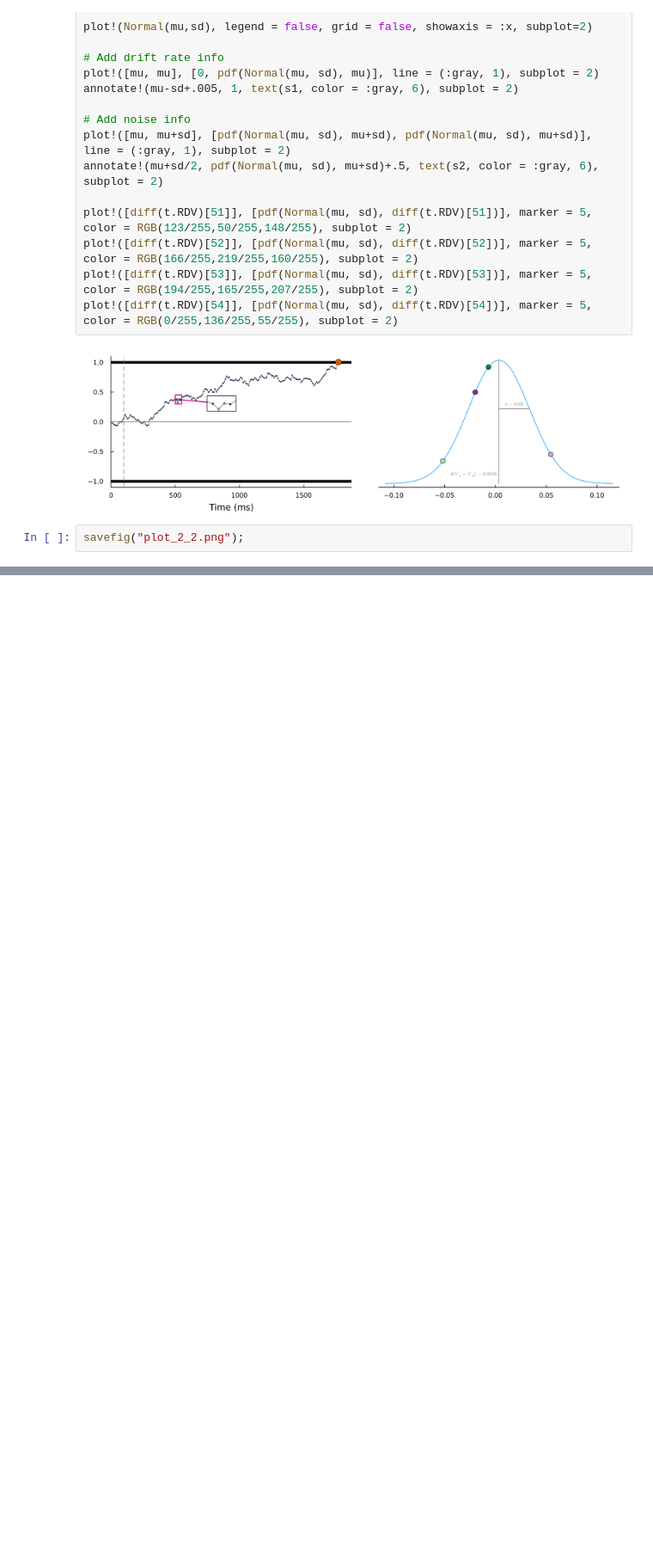
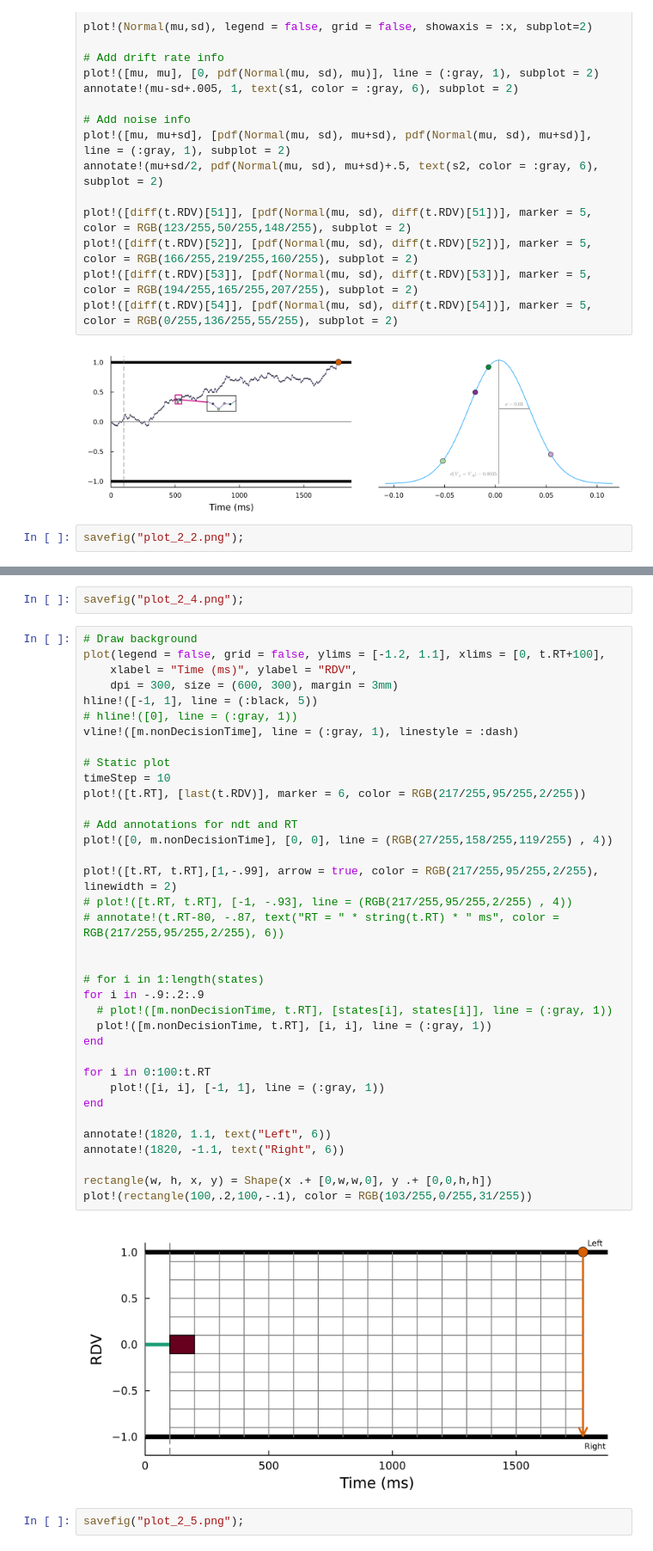
Before and after one commit to zenkavi/ADDM.jl, a Jupyter notebook: docs/src/tutorials/02_likelihood_computation_figures.ipynb, the cells around one changed output, grey strips where cells are left out. Shown at 86% size. Saved outputs shown, nothing was run; the diff lists cells and outputs as text; blank space fills up the shorter version.

```diff
--- a/docs/src/tutorials/02_likelihood_computation_figures.ipynb
+++ b/docs/src/tutorials/02_likelihood_computation_figures.ipynb
@@ -138,0 +206,42 @@ annotate!(mu+sd/2, pdf(Normal(mu, sd), mu+sd)+.5, text(s2, color = :gray, 6), su
+# %%
+savefig("plot_2_4.png");
+# %%
+# Draw background
+plot(legend = false, grid = false, ylims = [-1.2, 1.1], xlims = [0, t.RT+100],
+    xlabel = "Time (ms)", ylabel = "RDV",
+    dpi = 300, size = (600, 300), margin = 3mm)
+hline!([-1, 1], line = (:black, 5))
+# hline!([0], line = (:gray, 1))
+vline!([m.nonDecisionTime], line = (:gray, 1), linestyle = :dash)
+
+# Static plot
+timeStep = 10
+plot!([t.RT], [last(t.RDV)], marker = 6, color = RGB(217/255,95/255,2/255))
+
+# Add annotations for ndt and RT
+plot!([0, m.nonDecisionTime], [0, 0], line = (RGB(27/255,158/255,119/255) , 4))
+
+plot!([t.RT, t.RT],[1,-.99], arrow = true, color = RGB(217/255,95/255,2/255), linewidth = 2)
+# plot!([t.RT, t.RT], [-1, -.93], line = (RGB(217/255,95/255,2/255) , 4))
+# annotate!(t.RT-80, -.87, text("RT = " * string(t.RT) * " ms", color = RGB(217/255,95/255,2/255), 6))
+
+
+# for i in 1:length(states)
+for i in -.9:.2:.9
+  # plot!([m.nonDecisionTime, t.RT], [states[i], states[i]], line = (:gray, 1))
+  plot!([m.nonDecisionTime, t.RT], [i, i], line = (:gray, 1))
+end
+
+for i in 0:100:t.RT
+    plot!([i, i], [-1, 1], line = (:gray, 1))
+end
+
+annotate!(1820, 1.1, text("Left", 6))
+annotate!(1820, -1.1, text("Right", 6))
+
+rectangle(w, h, x, y) = Shape(x .+ [0,w,w,0], y .+ [0,0,h,h])
+plot!(rectangle(100,.2,100,-.1), color = RGB(103/255,0/255,31/255))
+# %% [output]
+[figure, added]
+# %%
+savefig("plot_2_5.png");
```
Also changed, not shown: parts of 13 cells of this notebook, 1 other file.
